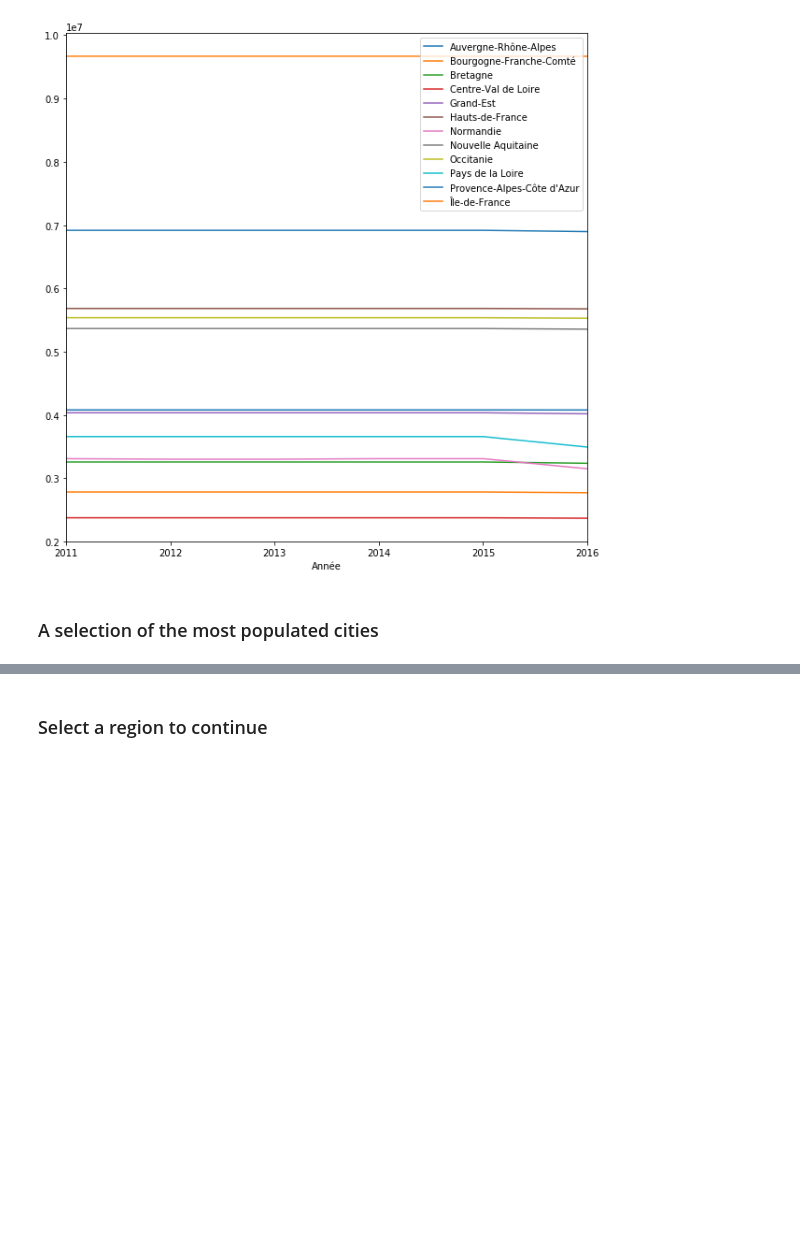
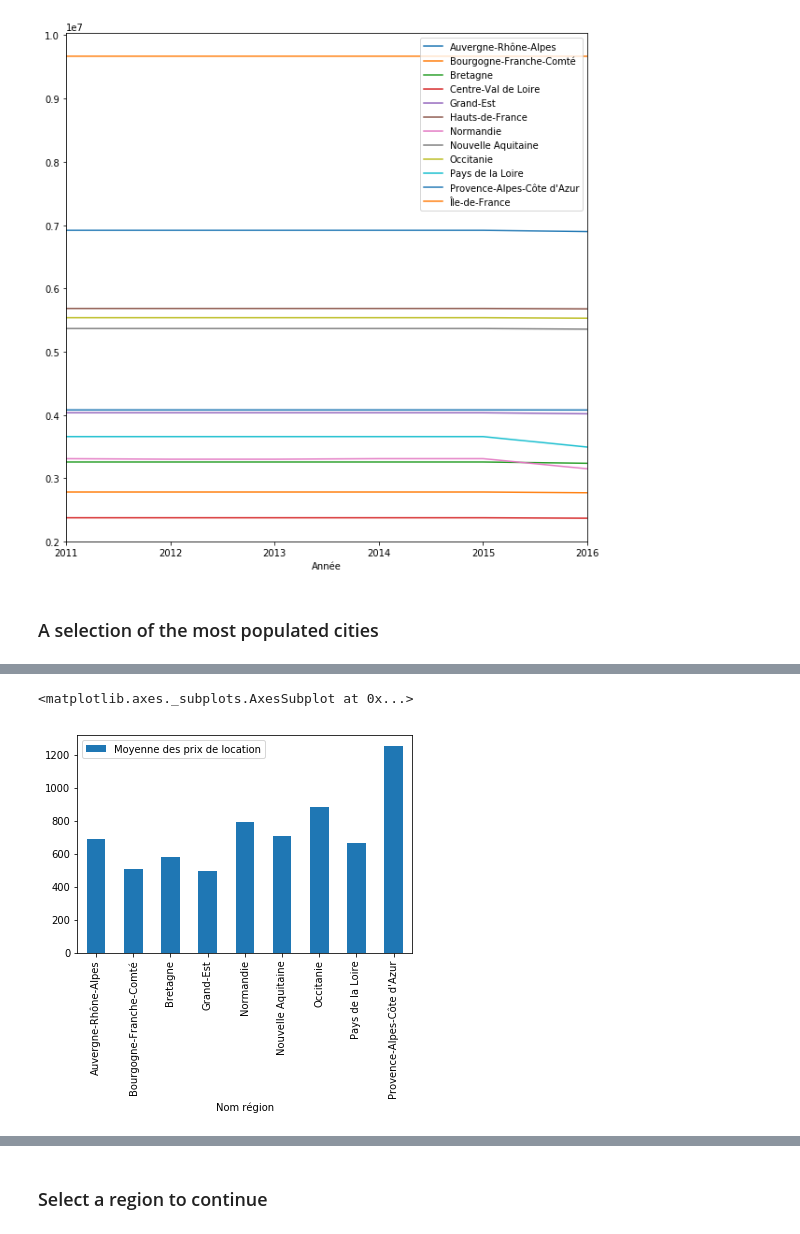
Before and after one commit to Durassel/Big-data-project, a Jupyter notebook: Final.ipynb, the cells around one changed output, grey strips where cells are left out. Drawn from its saved outputs; the diff is of its cells as text; code cells hidden in the pictures; blank space fills up the shorter version.

```diff
--- a/Final.ipynb
+++ b/Final.ipynb
@@ -231,0 +234,39 @@ ValueError: The truth value of a Series is ambiguous. Use a.empty, a.bool(), a.i
+# %%
+rental_prices = pd.DataFrame(columns=['Nom commune', 'Nom département', 'Nom région', 'Moyenne des prix de location', 'Prix < 30 m2', 'Prix 30-40 m2', 'Prix 40-60 m2', 'Prix 60-80 m2', 'Prix 80-100 m2', 'Prix > 100 m2'])
+rental_prices['Nom commune'] = rentals['Nom commune']
+rental_prices['Nom département'] = rentals['Nom département']
+rental_prices['Nom région'] = rentals['Nom région']
+rental_prices['Moyenne des prix de location'] = rentals['Prix']
+
+for index, row in rentals.iterrows():
+    if rentals.loc[index, 'Surface'] < 30:
+        rental_prices.loc[(rental_prices['Nom région'] == rentals.loc[index, 'Nom région']) & (rental_prices['Nom département'] == rentals.loc[index, 'Nom département']) & (rental_prices['Nom commune'] == rentals.loc[index, 'Nom commune']), 'Prix < 30 m2'] = rentals.loc[index, 'Prix']
+    elif (rentals.loc[index, 'Surface'] >= 30) & (rentals.loc[index, 'Surface'] < 40):
+        rental_prices.loc[(rental_prices['Nom région'] == rentals.loc[index, 'Nom région']) & (rental_prices['Nom département'] == rentals.loc[index, 'Nom département']) & (rental_prices['Nom commune'] == rentals.loc[index, 'Nom commune']), 'Prix 30-40 m2'] = rentals.loc[index, 'Prix']
+    elif (rentals.loc[index, 'Surface'] >= 40) & (rentals.loc[index, 'Surface'] < 60):
+        rental_prices.loc[(rental_prices['Nom région'] == rentals.loc[index, 'Nom région']) & (rental_prices['Nom département'] == rentals.loc[index, 'Nom département']) & (rental_prices['Nom commune'] == rentals.loc[index, 'Nom commune']), 'Prix 40-60 m2'] = rentals.loc[index, 'Prix']
+    elif (rentals.loc[index, 'Surface'] >= 60) & (rentals.loc[index, 'Surface'] < 80):
+        rental_prices.loc[(rental_prices['Nom région'] == rentals.loc[index, 'Nom région']) & (rental_prices['Nom département'] == rentals.loc[index, 'Nom département']) & (rental_prices['Nom commune'] == rentals.loc[index, 'Nom commune']), 'Prix 60-80 m2'] = rentals.loc[index, 'Prix']
+    elif (rentals.loc[index, 'Surface'] >= 80) & (rentals.loc[index, 'Surface'] < 100):
+        rental_prices.loc[(rental_prices['Nom région'] == rentals.loc[index, 'Nom région']) & (rental_prices['Nom département'] == rentals.loc[index, 'Nom département']) & (rental_prices['Nom commune'] == rentals.loc[index, 'Nom commune']), 'Prix 80-100 m2'] = rentals.loc[index, 'Prix']
+    elif rentals.loc[index, 'Surface'] >= 100:
+        rental_prices.loc[(rental_prices['Nom région'] == rentals.loc[index, 'Nom région']) & (rental_prices['Nom département'] == rentals.loc[index, 'Nom département']) & (rental_prices['Nom commune'] == rentals.loc[index, 'Nom commune']), 'Prix > 100 m2'] = rentals.loc[index, 'Prix']
+rental_prices = rental_prices.dropna(subset=['Moyenne des prix de location'])
+
+average_rental_prices_regions = pd.DataFrame(columns=['Nom région', 'Moyenne des prix de location', 'Prix < 30 m2', 'Prix 30-40 m2', 'Prix 40-60 m2', 'Prix 60-80 m2', 'Prix 80-100 m2', 'Prix > 100 m2'])
+average_rental_prices_regions['Nom région'] = regions
+for index, row in average_rental_prices_regions.iterrows():
+    average_rental_prices_regions.loc[index, 'Moyenne des prix de location'] = rental_prices.loc[rental_prices['Nom région'] == average_rental_prices_regions.loc[index, 'Nom région'], 'Moyenne des prix de location'].mean()
+    average_rental_prices_regions.loc[index, 'Prix < 30 m2'] = rental_prices.loc[rental_prices['Nom région'] == average_rental_prices_regions.loc[index, 'Nom région'], 'Prix < 30 m2'].mean()
+    average_rental_prices_regions.loc[index, 'Prix 30-40 m2'] = rental_prices.loc[rental_prices['Nom région'] == average_rental_prices_regions.loc[index, 'Nom région'], 'Prix 30-40 m2'].mean()
+    average_rental_prices_regions.loc[index, 'Prix 40-60 m2'] = rental_prices.loc[rental_prices['Nom région'] == average_rental_prices_regions.loc[index, 'Nom région'], 'Prix 40-60 m2'].mean()
+    average_rental_prices_regions.loc[index, 'Prix 60-80 m2'] = rental_prices.loc[rental_prices['Nom région'] == average_rental_prices_regions.loc[index, 'Nom région'], 'Prix 60-80 m2'].mean()
+    average_rental_prices_regions.loc[index, 'Prix 80-100 m2'] = rental_prices.loc[rental_prices['Nom région'] == average_rental_prices_regions.loc[index, 'Nom région'], 'Prix 80-100 m2'].mean()
+    average_rental_prices_regions.loc[index, 'Prix > 100 m2'] = rental_prices.loc[rental_prices['Nom région'] == average_rental_prices_regions.loc[index, 'Nom région'], 'Prix > 100 m2'].mean()
+average_rental_prices_regions = average_rental_prices_regions.dropna(subset=['Moyenne des prix de location'])
+average_rental_prices_regions = average_rental_prices_regions.set_index('Nom région')
+
+average_rental_prices_regions.plot(kind='bar', y='Moyenne des prix de location')
+# %% [output]
+<matplotlib.axes._subplots.AxesSubplot at 0x...>
+[figure, added]
```
Also changed, not shown: parts of 22 cells of this notebook.
